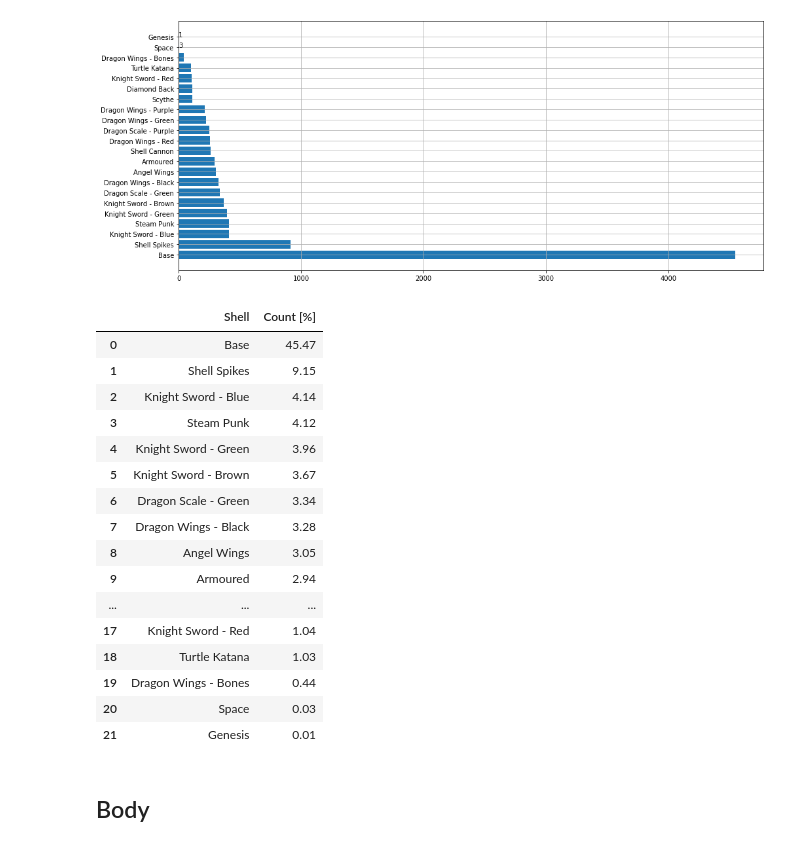
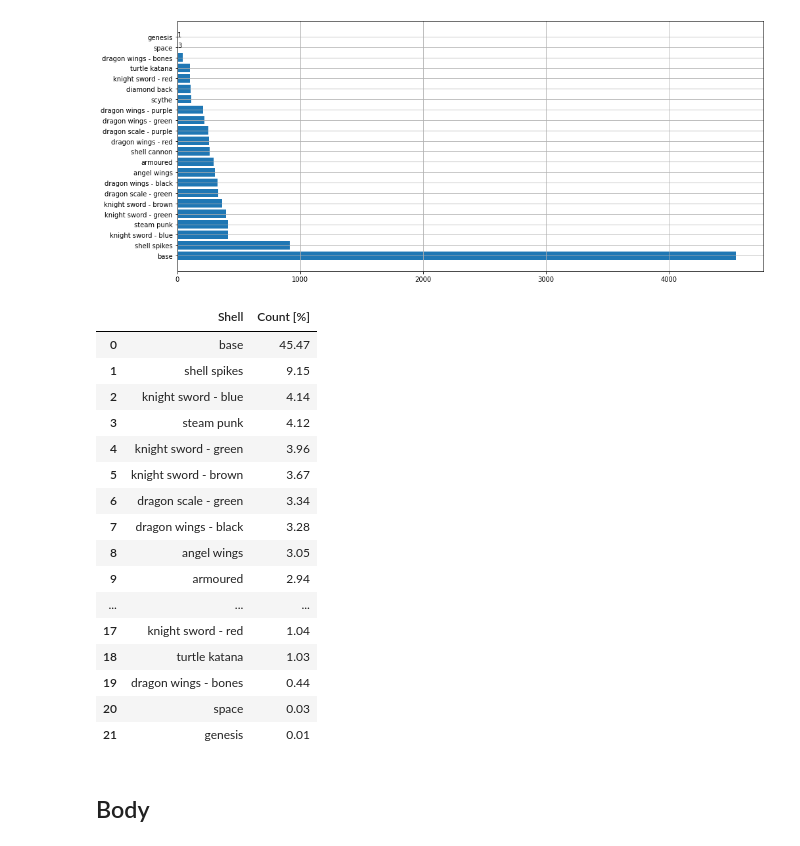
Before and after one commit to makimedmat2/AoUD-team_repo, a Jupyter notebook: mints_generaly.ipynb, the cells around one changed output. Saved outputs shown, nothing was run; the diff lists cells and outputs as text; code cells hidden in the pictures.

```diff
--- a/mints_generaly.ipynb
+++ b/mints_generaly.ipynb
@@ -302,6 +290,7 @@ background_df['Count'] = list(background_set.values())
 background_df.sort_values(by='Count', ascending=False).reset_index(drop=True)
 background_df['Count [%]'] = background_df['Count'].div(100)
 background_df = background_df.drop(['Count'], axis=1)
+TraitsRarity = pd.concat([TraitsRarity, background_df], axis=1)
 # %%
 background_df
 # %% [output]
@@ -325,6 +317,7 @@ background_df
 # %% [markdown]
 ## Skin
 # %%
+mintNFT['Skin'] = mintNFT['Skin'].str.lower()
 skin_set = dict(mintNFT['Skin'].value_counts())
 
 skins = list(skin_set.keys())
@@ -345,6 +338,7 @@ skin_df['Count'] = list(skin_set.values())
 skin_df.sort_values(by='Count', ascending=False).reset_index(drop=True)
 skin_df['Count [%]'] = skin_df['Count'].div(100)
 skin_df = skin_df.drop('Count', axis=1)
+TraitsRarity = pd.concat([TraitsRarity, skin_df], axis=1)
 # %%
 skin_df
 # %% [output]
@@ -368,6 +362,7 @@ skin_df
 # %% [markdown]
 ## Shell
 # %%
+mintNFT['Shell'] = mintNFT['Shell'].str.lower()
 shell_set = dict(mintNFT['Shell'].value_counts())
 
 shells = list(shell_set.keys())
@@ -387,30 +382,31 @@ plt.grid()
 # %%
 shell_df = pd.DataFrame(columns=['Shell', 'Count'])
 shell_df['Shell'] = list(shell_set.keys())
 shell_df['Count'] = list(shell_set.values())
 
 shell_df.sort_values(by='Count', ascending=False).reset_index(drop=True)
 shell_df['Count [%]'] = shell_df['Count'].div(100)
 shell_df = shell_df.drop('Count', axis=1)
+TraitsRarity = pd.concat([TraitsRarity, shell_df], axis=1)
 shell_df
 # %% [output]
 |  | Shell | Count [%] |
-| 0 | Base | 45.47 |
-| 1 | Shell Spikes | 9.15 |
-| 2 | Knight Sword - Blue | 4.14 |
-| 3 | Steam Punk | 4.12 |
-| 4 | Knight Sword - Green | 3.96 |
-| 5 | Knight Sword - Brown | 3.67 |
-| 6 | Dragon Scale - Green | 3.34 |
-| 7 | Dragon Wings - Black | 3.28 |
-| 8 | Angel Wings | 3.05 |
-| 9 | Armoured | 2.94 |
+| 0 | base | 45.47 |
+| 1 | shell spikes | 9.15 |
+| 2 | knight sword - blue | 4.14 |
+| 3 | steam punk | 4.12 |
+| 4 | knight sword - green | 3.96 |
+| 5 | knight sword - brown | 3.67 |
+| 6 | dragon scale - green | 3.34 |
+| 7 | dragon wings - black | 3.28 |
+| 8 | angel wings | 3.05 |
+| 9 | armoured | 2.94 |
 | ... | ... | ... |
-| 17 | Knight Sword - Red | 1.04 |
-| 18 | Turtle Katana | 1.03 |
-| 19 | Dragon Wings - Bones | 0.44 |
-| 20 | Space | 0.03 |
-| 21 | Genesis | 0.01 |
+| 17 | knight sword - red | 1.04 |
+| 18 | turtle katana | 1.03 |
+| 19 | dragon wings - bones | 0.44 |
+| 20 | space | 0.03 |
+| 21 | genesis | 0.01 |
 # %% [markdown]
 ## Body
 # %%
```
Also changed, not shown: parts of 49 cells of this notebook.
